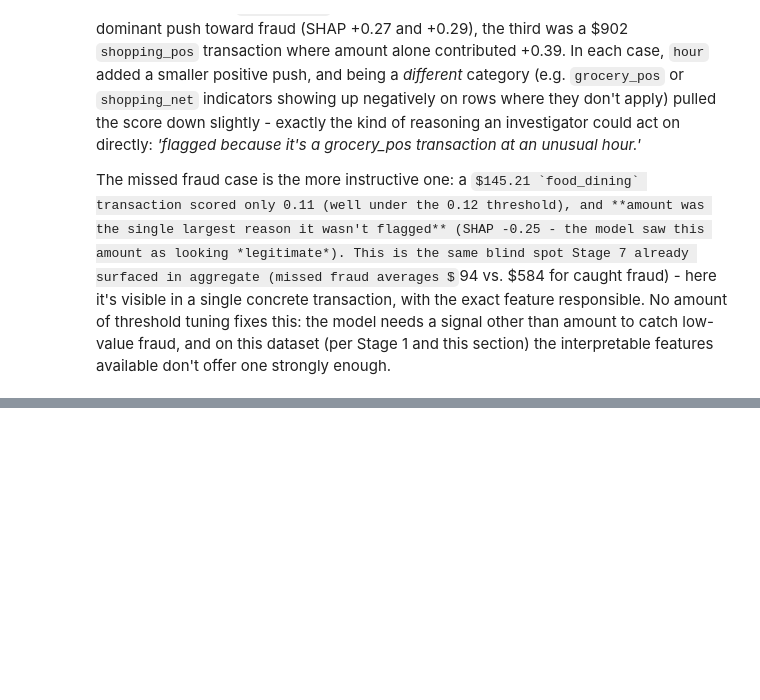
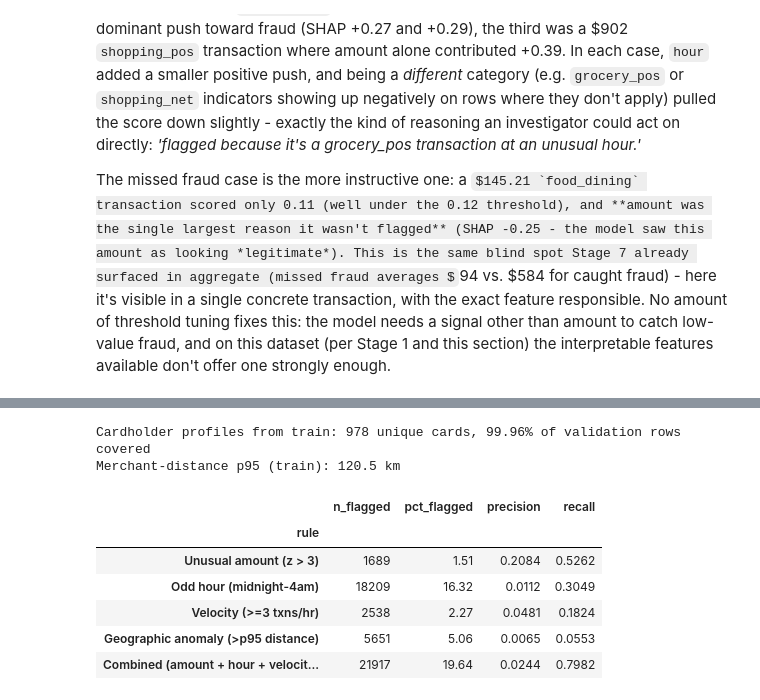
Before and after one commit to Ahussein9817/CreditCardFraudDetection, a Jupyter notebook: notebooks/04_error_analysis.ipynb, the cells around one changed output, grey strips where cells are left out. Cells and saved outputs as stored; diff of their text form; code cells hidden in the pictures; some formulas as TeX source; blank space fills up the shorter version.

```diff
--- a/notebooks/04_error_analysis.ipynb
+++ b/notebooks/04_error_analysis.ipynb
@@ -341,0 +353,79 @@ The missed fraud case is the more instructive one: a $145.21 `food_dining` trans
+# %%
+train_split, _ = pp.temporal_train_val_split(train_raw, val_weeks=6)
+
+cc_profile = train_split.groupby('cc_num')['amt'].agg(['mean', 'std']).rename(
+    columns={'mean': 'cc_mean_amt', 'std': 'cc_std_amt'}
+)
+global_mean_amt, global_std_amt = train_split['amt'].mean(), train_split['amt'].std()
+dist_p95 = train_split['merchant_distance_km'].quantile(0.95)
+
+rules_df = val_split.reset_index(drop=True).merge(cc_profile, on='cc_num', how='left')
+rules_df['cc_mean_amt'] = rules_df['cc_mean_amt'].fillna(global_mean_amt)
+rules_df['cc_std_amt'] = rules_df['cc_std_amt'].fillna(global_std_amt).replace(0, global_std_amt)
+rules_df['amt_zscore'] = (rules_df['amt'] - rules_df['cc_mean_amt']) / rules_df['cc_std_amt']
+
+rules_df = rules_df.sort_values(['cc_num', 'trans_date_trans_time'])
+velocity = (
+    rules_df.set_index('trans_date_trans_time')
+    .groupby('cc_num')['amt'].rolling('1h').count()
+    .reset_index(level=0, drop=True)
+)
+rules_df['velocity_1h'] = velocity.values
+rules_df = rules_df.sort_index()
+
+rules_df['rule_unusual_amt'] = rules_df['amt_zscore'] > 3
+rules_df['rule_odd_hour'] = rules_df['hour'].isin([0, 1, 2, 3, 4])
+rules_df['rule_velocity'] = rules_df['velocity_1h'] >= 3
+rules_df['rule_geo'] = rules_df['merchant_distance_km'] > dist_p95
+
+print(f'Cardholder profiles from train: {len(cc_profile)} unique cards, '
+      f'{rules_df["cc_num"].isin(cc_profile.index).mean()*100:.2f}% of validation rows covered')
+print('Merchant-distance p95 (train):', round(dist_p95, 1), 'km')
+# %% [output]
+Cardholder profiles from train: 978 unique cards, 99.96% of validation rows covered
+Merchant-distance p95 (train): 120.5 km
+# %%
+total_fraud = rules_df['is_fraud'].sum()
+n_val = len(rules_df)
+
+rule_specs = [
+    ('Unusual amount (z > 3)', 'rule_unusual_amt'),
+    ('Odd hour (midnight-4am)', 'rule_odd_hour'),
+    ('Velocity (>=3 txns/hr)', 'rule_velocity'),
+    ('Geographic anomaly (>p95 distance)', 'rule_geo'),
+]
+
+rows = []
+for label, col in rule_specs:
+    flagged = rules_df[col]
+    n = int(flagged.sum())
+    tp = int((flagged & (rules_df['is_fraud'] == 1)).sum())
+    rows.append({
+        'rule': label,
+        'n_flagged': n,
+        'pct_flagged': round(100 * n / n_val, 2),
+        'precision': round(tp / n, 4) if n else 0.0,
+        'recall': round(tp / total_fraud, 4),
+    })
+
+combined = rules_df['rule_unusual_amt'] | rules_df['rule_odd_hour'] | rules_df['rule_velocity']
+n_c = int(combined.sum())
+tp_c = int((combined & (rules_df['is_fraud'] == 1)).sum())
+rows.append({
+    'rule': 'Combined (amount + hour + velocity, OR)',
+    'n_flagged': n_c,
+    'pct_flagged': round(100 * n_c / n_val, 2),
+    'precision': round(tp_c / n_c, 4),
+    'recall': round(tp_c / total_fraud, 4),
+})
+
+rules_summary = pd.DataFrame(rows).set_index('rule')
+rules_summary
+# %% [output]
+|  | n_flagged | pct_flagged | precision | recall |
+| rule |  |  |  |  |
+| Unusual amount (z > 3) | 1689 | 1.51 | 0.2084 | 0.5262 |
+| Odd hour (midnight-4am) | 18209 | 16.32 | 0.0112 | 0.3049 |
+| Velocity (>=3 txns/hr) | 2538 | 2.27 | 0.0481 | 0.1824 |
+| Geographic anomaly (>p95 distance) | 5651 | 5.06 | 0.0065 | 0.0553 |
+| Combined (amount + hour + velocit... | 21917 | 19.64 | 0.0244 | 0.7982 |
```
Also changed, not shown: parts of 5 cells of this notebook.
